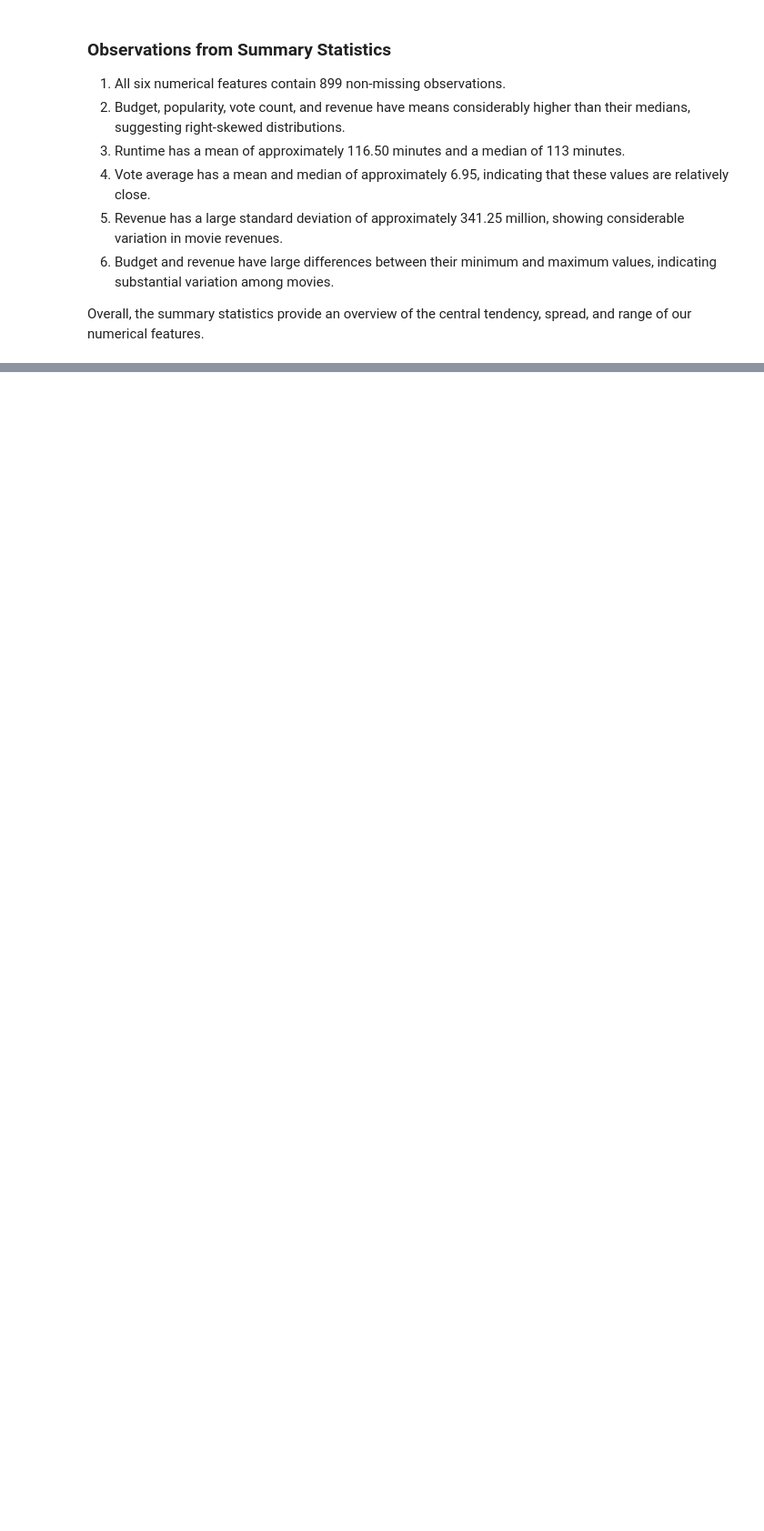
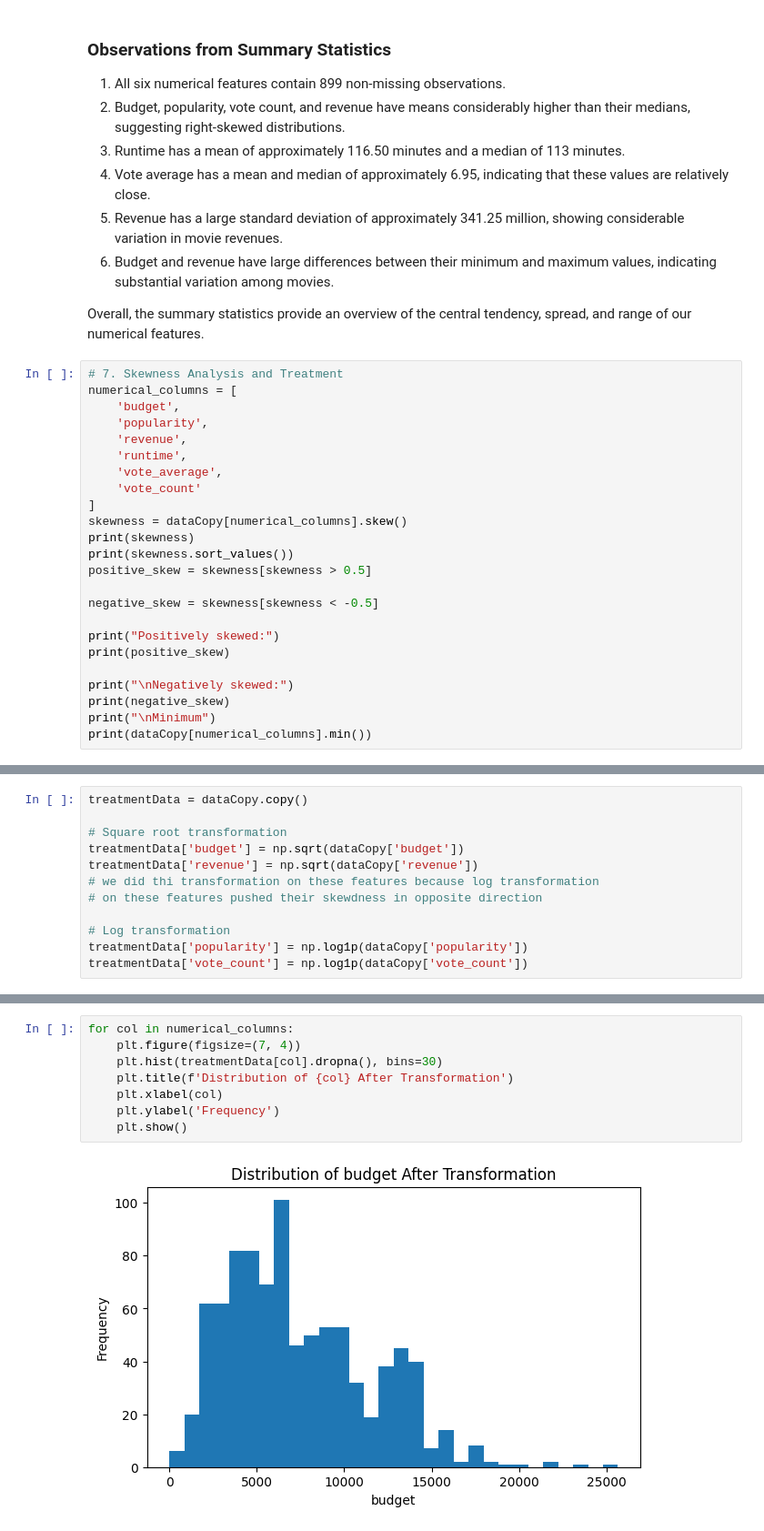
Before and after one commit to ZainabSultan2005/MLmodels, a Jupyter notebook: Copy_of_PAI_Project.ipynb, the cells around one changed output, grey strips where cells are left out. Shown at 91% size. Cells and saved outputs as stored; diff of their text form; blank space fills up the shorter version.

```diff
--- a/Copy_of_PAI_Project.ipynb
+++ b/Copy_of_PAI_Project.ipynb
@@ -1227,3 +1231,27 @@ dataCopy[numerical_columns].describe()
 6. Budget and revenue have large differences between their minimum and maximum values, indicating substantial variation among movies.
 
 Overall, the summary statistics provide an overview of the central tendency, spread, and range of our numerical features.
+# %%
+# 7. Skewness Analysis and Treatment
+numerical_columns = [
+    'budget',
+    'popularity',
+    'revenue',
+    'runtime',
+    'vote_average',
+    'vote_count'
+]
+skewness = dataCopy[numerical_columns].skew()
+print(skewness)
+print(skewness.sort_values())
+positive_skew = skewness[skewness > 0.5]
+
+negative_skew = skewness[skewness < -0.5]
+
+print("Positively skewed:")
+print(positive_skew)
+
+print("\nNegatively skewed:")
+print(negative_skew)
+print("\nMinimum")
+print(dataCopy[numerical_columns].min())
@@ -1229,0 +1276,12 @@ Overall, the summary statistics provide an overview of the central tendency, spr
+# %%
+treatmentData = dataCopy.copy()
+
+# Square root transformation
+treatmentData['budget'] = np.sqrt(dataCopy['budget'])
+treatmentData['revenue'] = np.sqrt(dataCopy['revenue'])
+# we did thi transformation on these features because log transformation
+# on these features pushed their skewdness in opposite direction
+
+# Log transformation
+treatmentData['popularity'] = np.log1p(dataCopy['popularity'])
+treatmentData['vote_count'] = np.log1p(dataCopy['vote_count'])
@@ -1229,0 +1306,10 @@ Overall, the summary statistics provide an overview of the central tendency, spr
+# %%
+for col in numerical_columns:
+    plt.figure(figsize=(7, 4))
+    plt.hist(treatmentData[col].dropna(), bins=30)
+    plt.title(f'Distribution of {col} After Transformation')
+    plt.xlabel(col)
+    plt.ylabel('Frequency')
+    plt.show()
+# %% [output]
+[figure, added]
```
Also changed, not shown: parts of 68 cells of this notebook.
